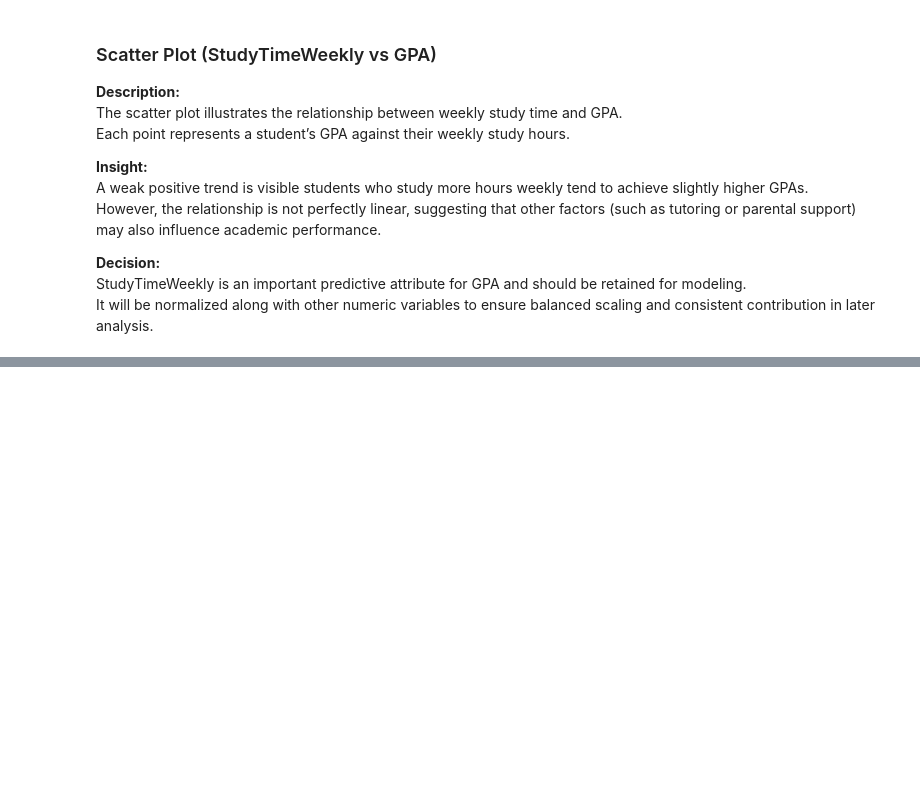
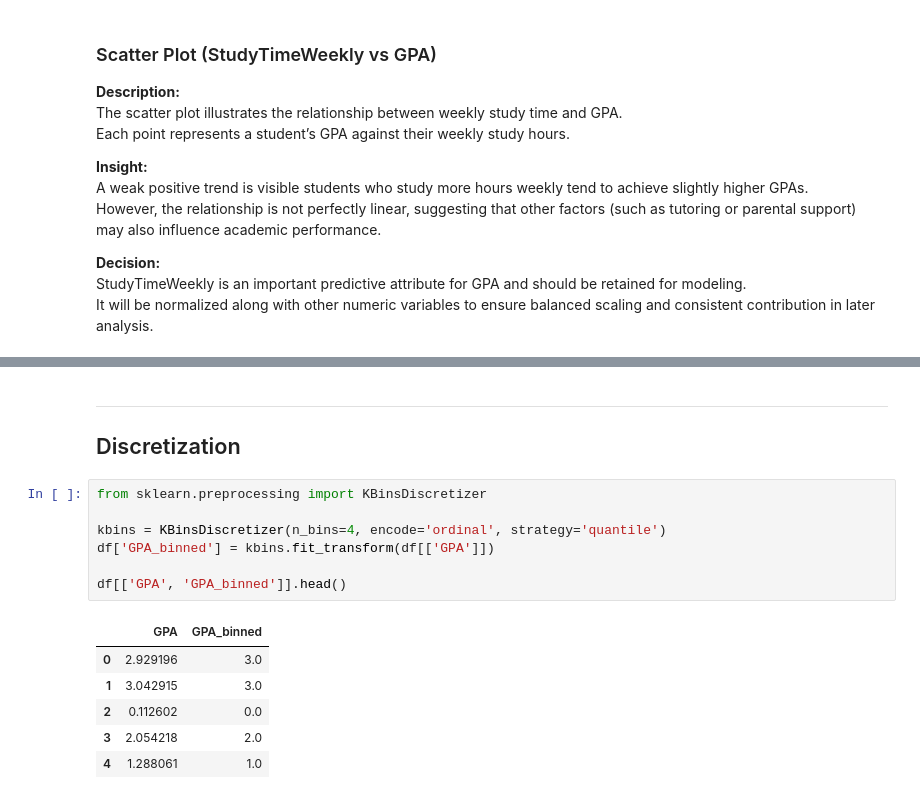
Before and after one commit to lujainAziz/LujainAlmajyul-it326, a Jupyter notebook: phase2.ipynb, the cells around one changed output, grey strips where cells are left out. Cells and saved outputs as stored; diff of their text form; blank space fills up the shorter version.

```diff
--- a/phase2.ipynb
+++ b/phase2.ipynb
@@ -231,0 +292,17 @@ It will be normalized along with other numeric variables to ensure balanced scal
+# %% [markdown]
+---
+## Discretization
+# %%
+from sklearn.preprocessing import KBinsDiscretizer
+
+kbins = KBinsDiscretizer(n_bins=4, encode='ordinal', strategy='quantile')
+df['GPA_binned'] = kbins.fit_transform(df[['GPA']])
+
+df[['GPA', 'GPA_binned']].head()
+# %% [output]
+|  | GPA | GPA_binned |
+| 0 | 2.929196 | 3.0 |
+| 1 | 3.042915 | 3.0 |
+| 2 | 0.112602 | 0.0 |
+| 3 | 2.054218 | 2.0 |
+| 4 | 1.288061 | 1.0 |
```
Also changed, not shown: parts of 9 cells of this notebook.
